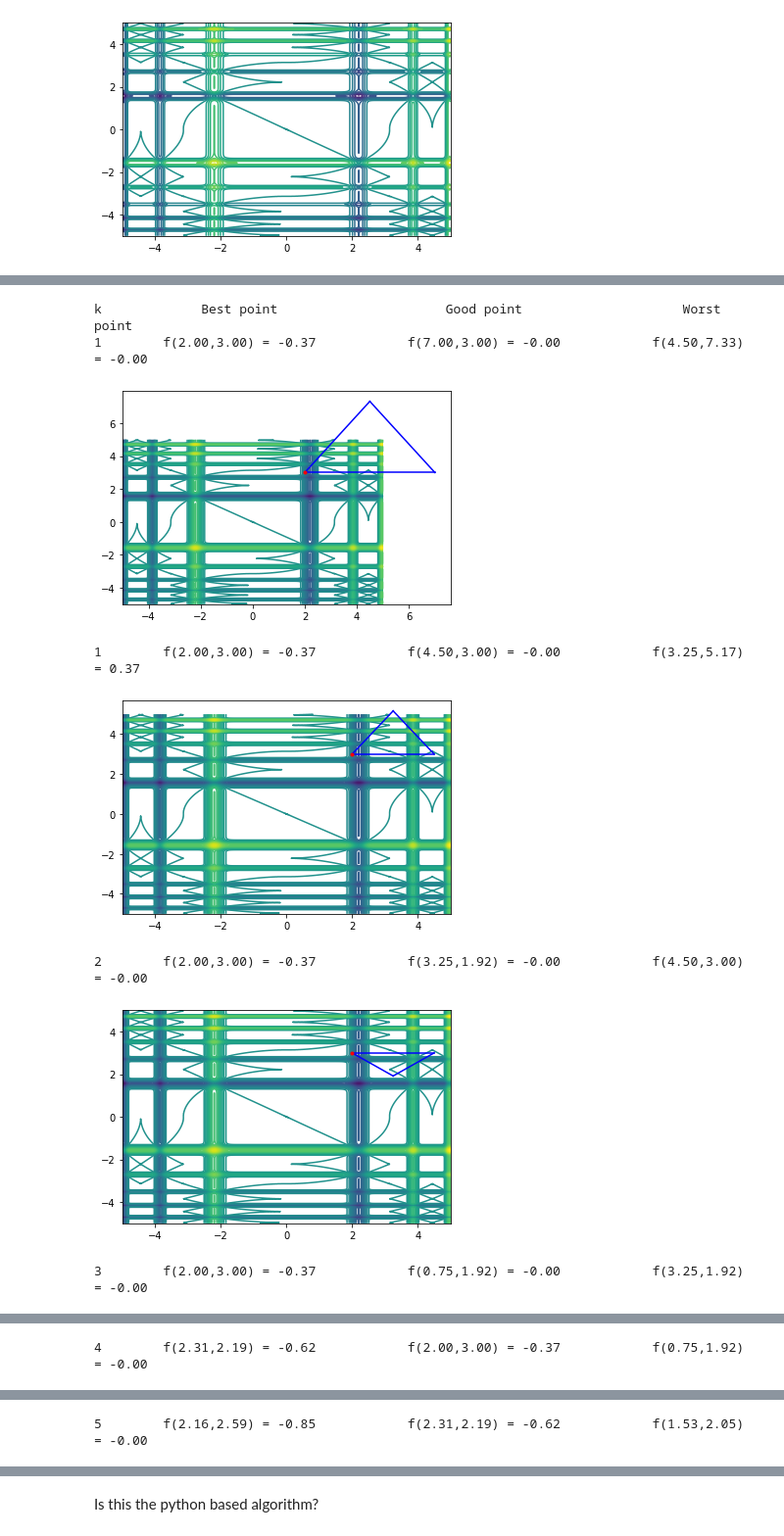
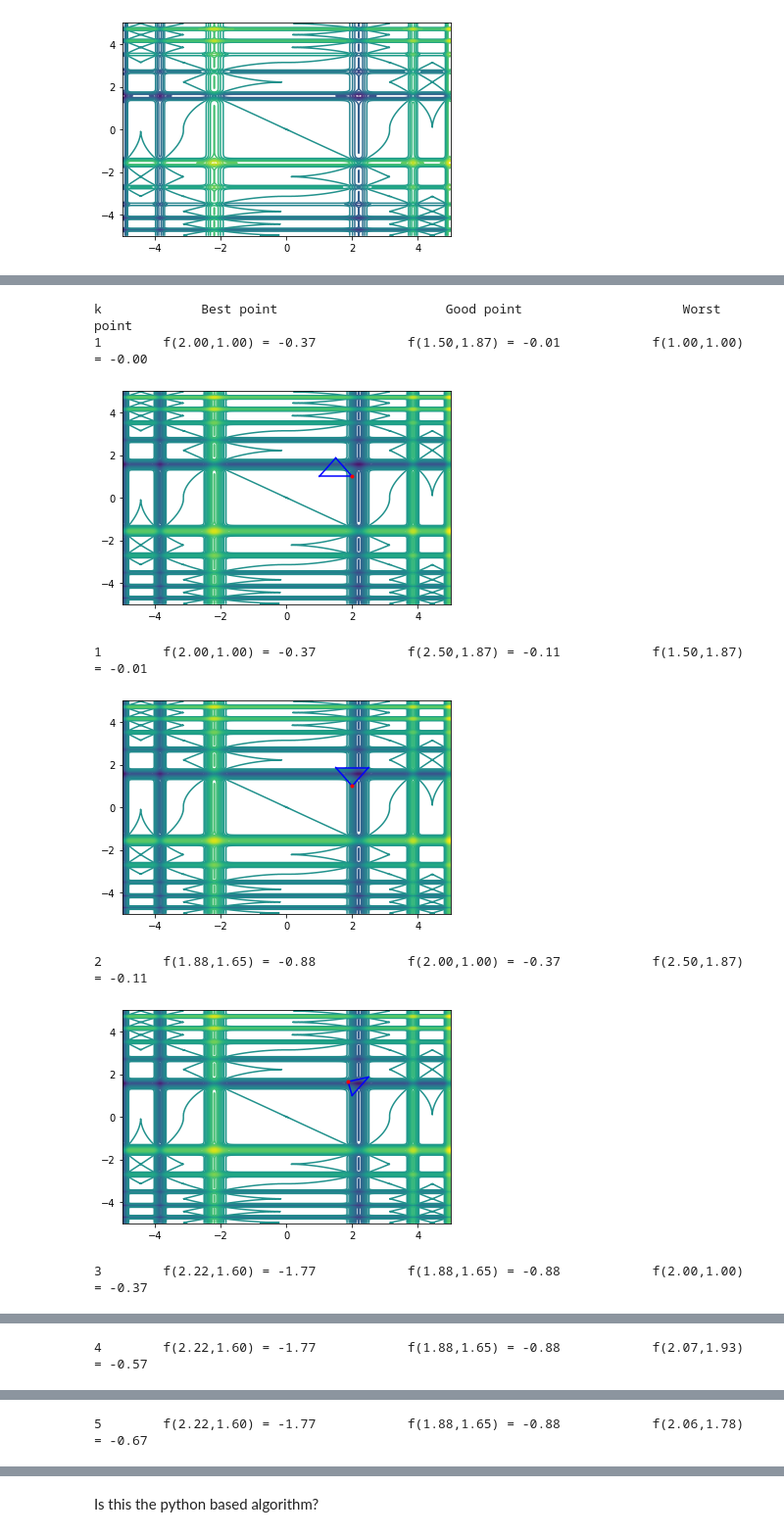
Before and after one commit to zapasek1/Optimalization_methods, a Jupyter notebook: MichalewiczFunction.ipynb, the cells around one changed output, grey strips where cells are left out. Shown at 98% size. Saved outputs shown, nothing was run; the diff lists cells and outputs as text; code cells hidden in the pictures.

Commit message:
Nelder-Mead with finding the minimum

```diff
--- a/MichalewiczFunction.ipynb
+++ b/MichalewiczFunction.ipynb
@@ -184,6 +184,6 @@ X, Y = np.meshgrid(np.linspace(-5, 5, 2000),
 v_func = np.vectorize(func)
 Z = func([X,Y])
 # %%
-trg = i_trg(2,3,5)
+trg = i_trg(1,1,1)
 trg
 # %% [output]
@@ -198,11 +198,11 @@ o_trg
 # %%
-nelder_mead(o_trg,func,20,plot=True)
+nelder_mead(o_trg,func,10,plot=True)
 # %% [output]
 k             Best point                      Good point                     Worst point
-1        f(2.00,3.00) = -0.37            f(7.00,3.00) = -0.00            f(4.50,7.33) = -0.00
+1        f(2.00,1.00) = -0.37            f(1.50,1.87) = -0.01            f(1.00,1.00) = -0.00
-[figure, old version]
+[figure, new version]
-1        f(2.00,3.00) = -0.37            f(4.50,3.00) = -0.00            f(3.25,5.17) = 0.37
+1        f(2.00,1.00) = -0.37            f(2.50,1.87) = -0.11            f(1.50,1.87) = -0.01
-[figure, old version]
+[figure, new version]
-2        f(2.00,3.00) = -0.37            f(3.25,1.92) = -0.00            f(4.50,3.00) = -0.00
+2        f(1.88,1.65) = -0.88            f(2.00,1.00) = -0.37            f(2.50,1.87) = -0.11
-[figure, old version]
+[figure, new version]
-3        f(2.00,3.00) = -0.37            f(0.75,1.92) = -0.00            f(3.25,1.92) = -0.00
+3        f(2.22,1.60) = -1.77            f(1.88,1.65) = -0.88            f(2.00,1.00) = -0.37
@@ -210 +210 @@ k             Best point                      Good point                     Wor
-4        f(2.31,2.19) = -0.62            f(2.00,3.00) = -0.37            f(0.75,1.92) = -0.00
+4        f(2.22,1.60) = -1.77            f(1.88,1.65) = -0.88            f(2.07,1.93) = -0.57
@@ -212 +212 @@ k             Best point                      Good point                     Wor
-5        f(2.16,2.59) = -0.85            f(2.31,2.19) = -0.62            f(1.53,2.05) = -0.00
+5        f(2.22,1.60) = -1.77            f(1.88,1.65) = -0.88            f(2.06,1.78) = -0.67
```
Also changed, not shown: parts of 3 cells of this notebook.
